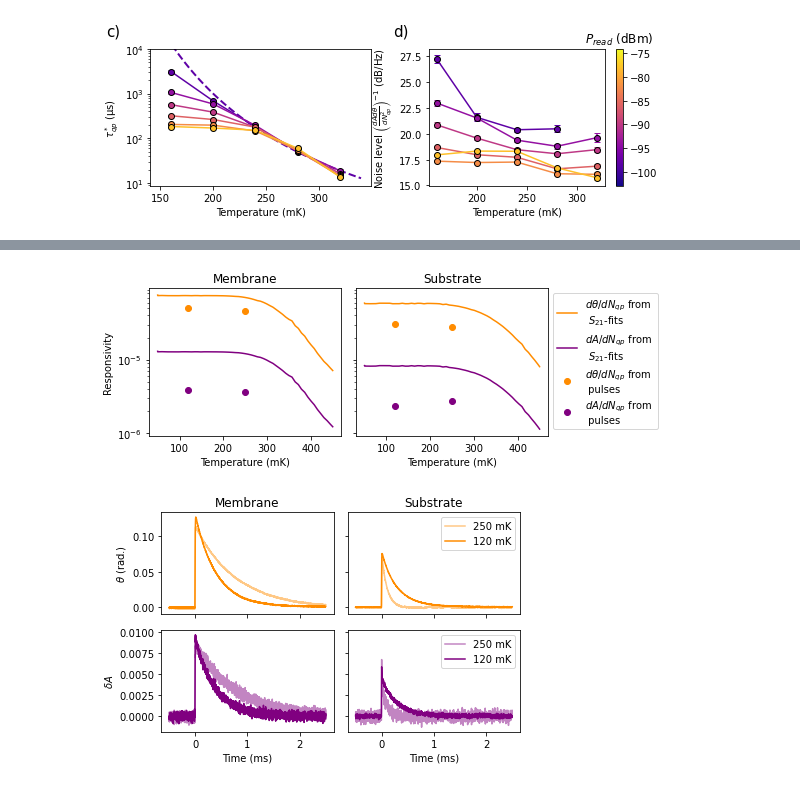
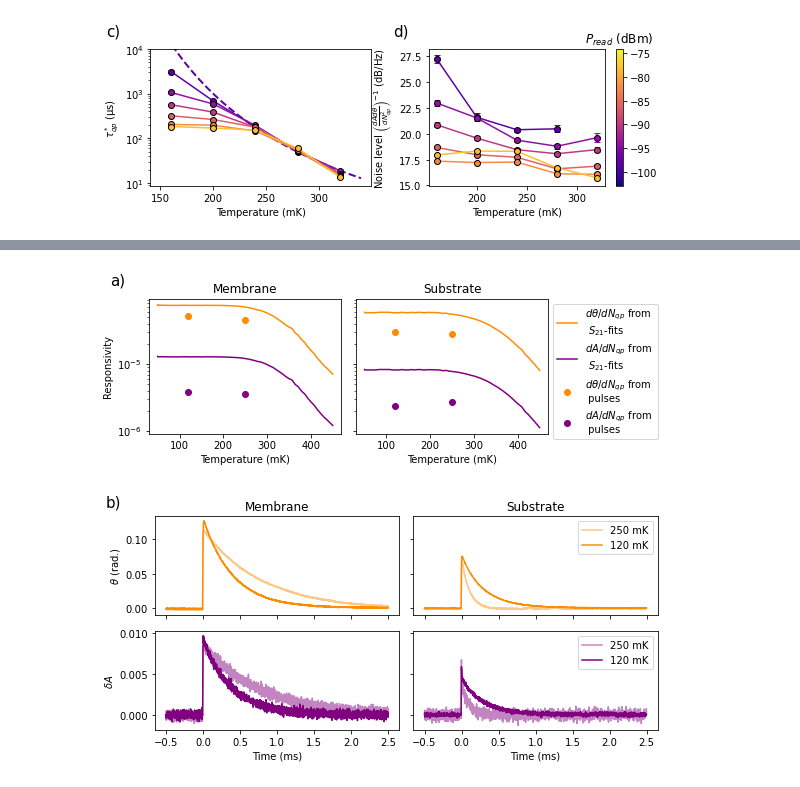
Before and after one commit to sahderooij/GRNoise_RP, a Jupyter notebook: notebooks/SupplementalMaterialFigures.ipynb, the cells around one changed output, grey strips where cells are left out. Cells and saved outputs as stored; diff of their text form; code cells hidden in the pictures.

```diff
--- a/notebooks/SupplementalMaterialFigures.ipynb
+++ b/notebooks/SupplementalMaterialFigures.ipynb
@@ -163,17 +163,17 @@ importlib.reload(plot)
 importlib.reload(calc)
 fig,axs = plt.subplots(1,2,figsize=(8,3))
 
-for Chipnum,d,Pread,clr in zip(['LT165','LT165W2'],
+for Chipnum,d,Pread,clr in zip(['A1A2','A3'],
                            [50,25],[99,97],['tab:olive','tab:cyan']):
     plot.ltnlvl(Chipnum,2,[Pread],color=clr,ax12=axs,relerrthrs=.13,
-                pltkaplan=(Chipnum == 'LT165'),pltthlvl=False,lvlcomp='Resp',
+                pltkaplan=(Chipnum == 'A1A2'),pltthlvl=False,lvlcomp='Resp',
                 label=f'{d} nm',showfit=False)
     print((1+calc.tesc(Chipnum,2)/.28e-3),io.get_S21data(Chipnum,2,Pread)[0,21])
 axs[0].legend(title='Al thickness')
 axs[0].set_ylim(None,2e3)
 axs[1].set_ylabel(r'Noise level $\left(\frac{dAd\theta}{dN_{qp}^2}\right)^{-1}$ (dB/Hz)')
 for ax,letter in zip(axs,['a)','b)']):
-    ax.text(-.2,1.1,letter,transform=ax.transAxes,size=12)
+    ax.text(-.2,1.1,letter,transform=ax.transAxes,size=15)
 fig.tight_layout()
 fig.savefig('../figures/ThicknessVariation5025.pdf')
 # %% [output]
@@ -184,7 +184,7 @@ fig.savefig('../figures/ThicknessVariation5025.pdf')
 importlib.reload(plot)
 importlib.reload(calc)
 
-fig,axs = plot.ltnlvl('LT145',6,lvlcomp='Resp',Tminmax=(150,340),
+fig,axs = plot.ltnlvl('C',6,lvlcomp='Resp',Tminmax=(150,340),
                 relerrthrs=.12,minfreq=2e1,decades=2,
                 pltkaplan=True,tescPread='min',tescTminmax=(240,400),showfit=False)
 axs[0].set_ylim(None,1e4)
@@ -220,21 +222,24 @@ fig.savefig('../figures/ReadPower.pdf')
 # %%
 importlib.reload(plot)
 importlib.reload(calc)
-fig,axs = plt.subplots(1,2,figsize=(8,3))
+fig,axs = plt.subplots(1,3,figsize=(12,3))
 
 cmap = matplotlib.cm.get_cmap('plasma')
 norm = matplotlib.colors.Normalize(-98*1.1,-74*.9)
 for Pread in [74,78,86,98]:
-    plot.ltnlvl('LT179Wide',8,[Pread],color=cmap(norm(-1*Pread)),ax12=axs,relerrthrs=.2,
+    plot.ltnlvl('B2',8,[Pread],color=cmap(norm(-1*Pread)),ax12=axs[:2],relerrthrs=.2,
                 pltkaplan=(Pread == 98),tescPread='min',lvlcomp='Resp',
                 label=f'-{Pread} dBm',showfit=False)
+    plot.Nqp('B2',8,[Pread],clr=cmap(norm(-1*Pread)),fig=fig,ax=axs[2],
+                pltThrm=(Pread == 74),nqpaxis=(Pread==74))
     if Pread == 98:
-        print(calc.tesc('LT179Wide',8,'min'))
+        print(calc.tesc('B2',8,'min'))
 axs[0].legend(title='Read Power')
 axs[0].set_ylim(None,2e3)
 axs[1].set_ylabel(r'Noise level $\left(\frac{dAd\theta}{dN_{qp}^2}\right)^{-1}$ (dB/Hz)')
-for ax,letter in zip(axs,['c)','d)']):
-    ax.text(-.1,1,letter,transform=ax.transAxes,size=15)
+for ax,letter in zip(axs,['d)','e)','f)']):
+    ax.text(-.1,1.05,letter,transform=ax.transAxes,size=15)
+axs[2].set_ylim(1e1,None)
 fig.tight_layout()
 fig.savefig('../figures/ReadPowerExcessQPs.pdf')
 # %% [output]
@@ -243,15 +247,0 @@ fig.savefig('../figures/ReadPowerExcessQPs.pdf')
-# %%
-importlib.reload(plot)
-importlib.reload(calc)
-fig,axs = plt.subplots(1,1,figsize=(5,3))
-
-cmap = matplotlib.cm.get_cmap('plasma')
-norm = matplotlib.colors.Normalize(-98*1.1,-74*.9)
-for Pread in [74,78,86,98]:
-    plot.Nqp('LT179Wide',8,[Pread],clr=cmap(norm(-1*Pread)),fig=fig,ax=axs,
-                pltThrm=(Pread == 74),nqpaxis=(Pread==74),label=f'-{Pread} dBm')
-axs.legend()
-axs.set_ylim(1e1,None)
-axs.text(-.1,1.05,'e)',transform=axs.transAxes,size=15)
-fig.tight_layout()
-fig.savefig('../figures/ReadPowerExcessQPsNqp.pdf')
@@ -260,7 +248,7 @@ fig.savefig('../figures/ReadPowerExcessQPsNqp.pdf')
 # %%
-Chipnum = 'LT165'
+Chipnum = 'A1A2'
 fig,axs = plt.subplots(1,2,figsize=(8,3),sharey=True)
-fig2,axs2 = plt.subplots(2,2,figsize=(6,4),sharey='row',sharex='col')
+fig2,axs2 = plt.subplots(2,2,figsize=(8,4),sharey='row',sharex='col')
 for KIDnum,Pread,ax,ax2 in zip([2,3],[85,83],axs,[axs2[:,0],axs2[:,1]]):
 
     #S21
@@ -278,33 +266,36 @@ for KIDnum,Pread,ax,ax2 in zip([2,3],[85,83],axs,[axs2[:,0],axs2[:,1]]):
         dNqp = .59*6.582e-4*3e8*2*np.pi/1.545/(1.76*86.17*S21data[0,21])
         ax.plot(T,phase.max()/dNqp,'o',color='darkorange',
                label='$d\\theta/dN_{qp}$ from \n pulses')
         ax.plot(T,-1*amp.min()/dNqp,'o',color='purple',
                label='$dA/dN_{qp}$ from \n pulses')
         ax2[0].plot(t*1e-3,phase,
                     color='darkorange',label=f'{T} mK',alpha=120/T)
         ax2[1].plot(t*1e-3,-1*amp,
                     color='purple',label=f'{T} mK',alpha=120/T)
     ax.set_xlabel('Temperature (mK)')
 
 handles,labels = axs[1].get_legend_handles_labels()
 labels = dict(zip(labels,handles))
 axs[1].legend(labels.values(),labels.keys(),bbox_to_anchor=(1,1))
 axs[0].set_ylabel('Responsivity')
 axs[0].set_title('Membrane')
 axs[1].set_title('Substrate')
+axs[0].text(-.2,1.1,'a)',transform = axs[0].transAxes,size=15)
 fig.tight_layout()
-fig.savefig('Resp.pdf')
+fig.savefig('../figures/Resp.pdf')
 
 axs2[0,0].set_title('Membrane')
 axs2[0,1].set_title('Substrate')
 axs2[0,0].set_ylabel('$\\theta$ (rad.)')
 axs2[1,0].set_ylabel('$\delta A$ ')
 axs2[0,1].legend()
 axs2[1,1].legend()
 axs2[1,0].set_xlabel('Time (ms)')
 axs2[1,1].set_xlabel('Time (ms)')
+axs2[0,0].text(-.2,1.1,'b)',transform = axs2[0,0].transAxes,size=15)
+
 fig2.tight_layout()
 fig2.savefig('../figures/Pulses.pdf')
 # %% [output]
-[figure, old version]
+[figure, new version]
-[figure, old version]
+[figure, new version]
```
Also changed, not shown: parts of 9 cells of this notebook, 10 other files.
